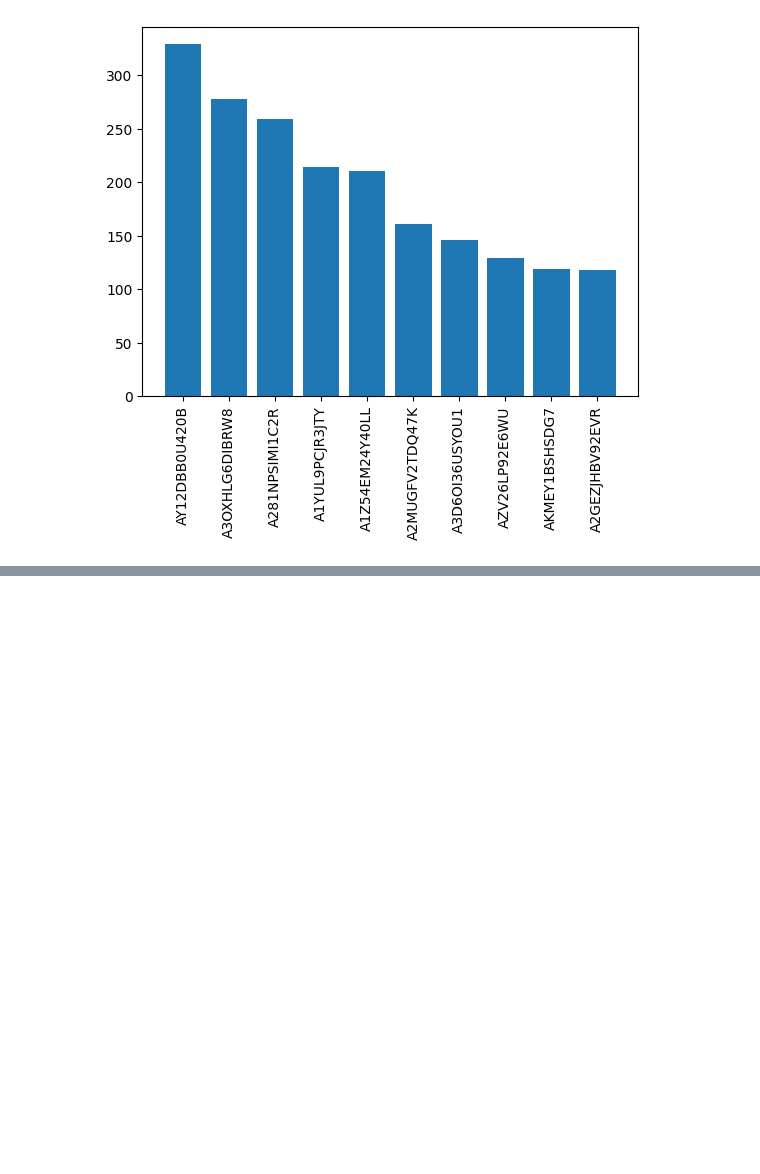
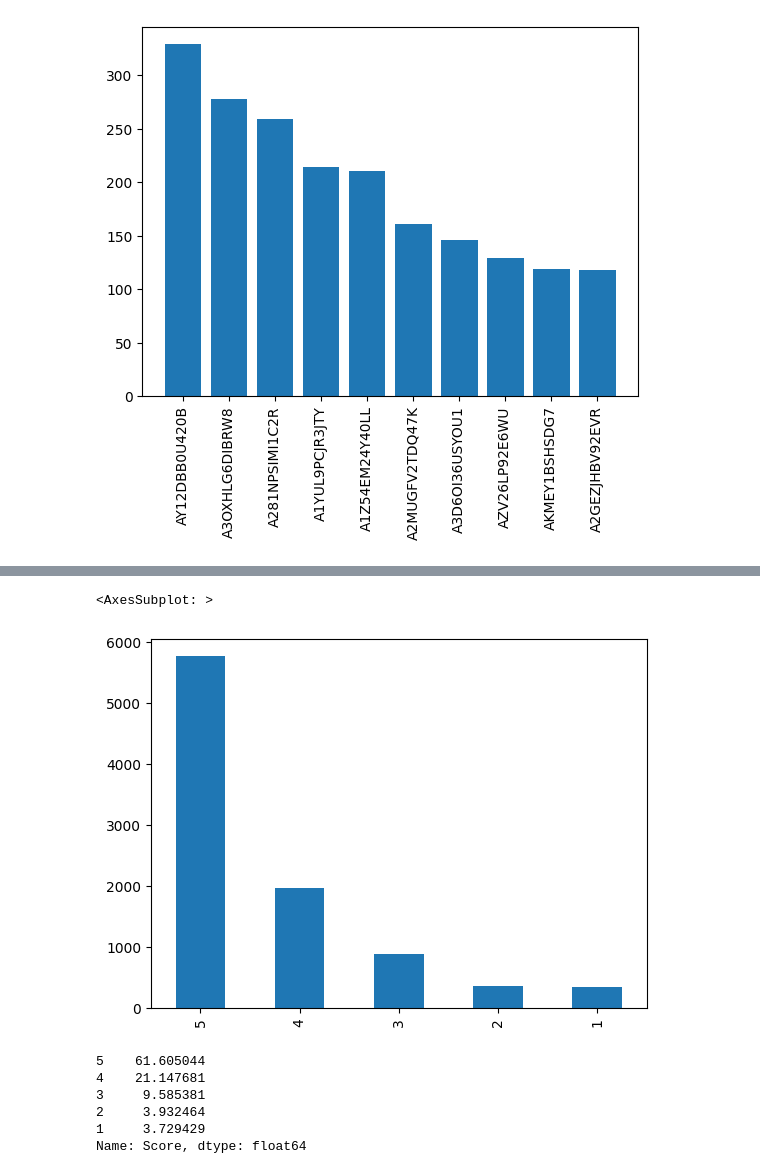
Before and after one commit to Sumetjutha/031_Real_Project_Analysis_Python, a Jupyter notebook: 005_Amazaon_Customers_Data_Analysis.ipynb, the cells around one changed output, grey strips where cells are left out. Cells and saved outputs as stored; diff of their text form; code cells hidden in the pictures; blank space fills up the shorter version.

```diff
--- a/005_Amazaon_Customers_Data_Analysis.ipynb
+++ b/005_Amazaon_Customers_Data_Analysis.ipynb
@@ -366,0 +642,14 @@ plt.xticks(rotation='vertical')
+# %%
+freq_df['Score'].value_counts().plot(kind='bar')
+# %% [output]
+<AxesSubplot: >
+[figure, added]
+# %%
+freq_df['Score'].value_counts() / len(freq_df) * 100
+# %% [output]
+5    61.605044
+4    21.147681
+3     9.585381
+2     3.932464
+1     3.729429
+Name: Score, dtype: float64
```
Also changed, not shown: parts of 39 cells of this notebook.
